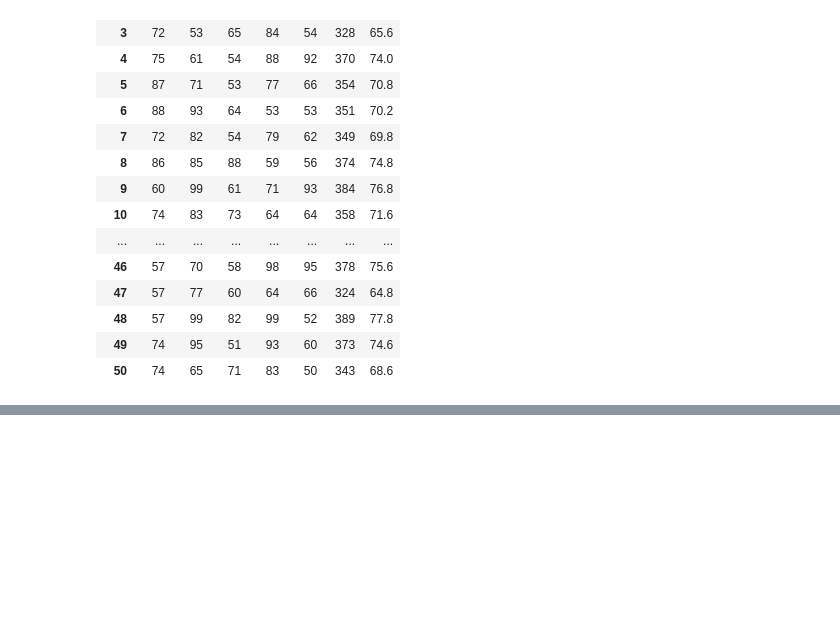
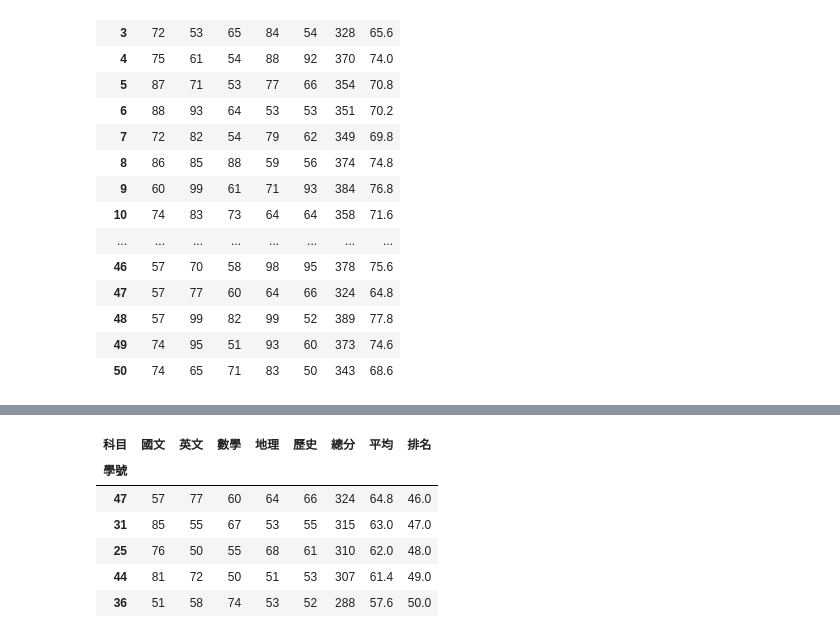
Before and after one commit to Marschang2025/python__analysis, a Jupyter notebook: lesson19/lesson19_1.ipynb, the cells around one changed output, grey strips where cells are left out. Drawn from its saved outputs; the diff is of its cells as text; code cells hidden in the pictures; blank space fills up the shorter version.

```diff
--- a/lesson19/lesson19_1.ipynb
+++ b/lesson19/lesson19_1.ipynb
@@ -117,0 +141,14 @@ scores_pd
+# %%
+#排名
+scores_pd1['排名'] = scores_pd1['總分'].rank(axis=0,method='min',ascending=False)
+# %%
+scores_pd1
+scores_pd1.iloc[-5:] #最後5名
+# %% [output]
+| 科目 | 國文 | 英文 | 數學 | 地理 | 歷史 | 總分 | 平均 | 排名 |
+| 學號 |  |  |  |  |  |  |  |  |
+| 47 | 57 | 77 | 60 | 64 | 66 | 324 | 64.8 | 46.0 |
+| 31 | 85 | 55 | 67 | 53 | 55 | 315 | 63.0 | 47.0 |
+| 25 | 76 | 50 | 55 | 68 | 61 | 310 | 62.0 | 48.0 |
+| 44 | 81 | 72 | 50 | 51 | 53 | 307 | 61.4 | 49.0 |
+| 36 | 51 | 58 | 74 | 53 | 52 | 288 | 57.6 | 50.0 |
```
Also changed, not shown: parts of 1 cell of this notebook.
